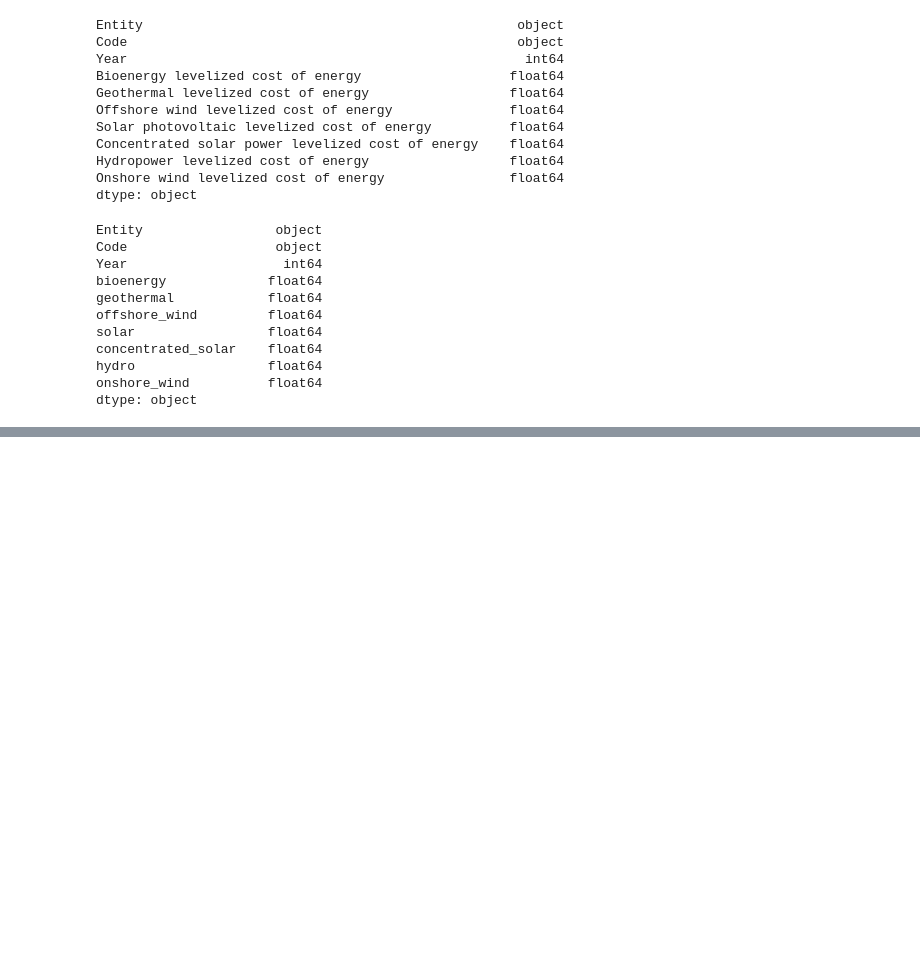
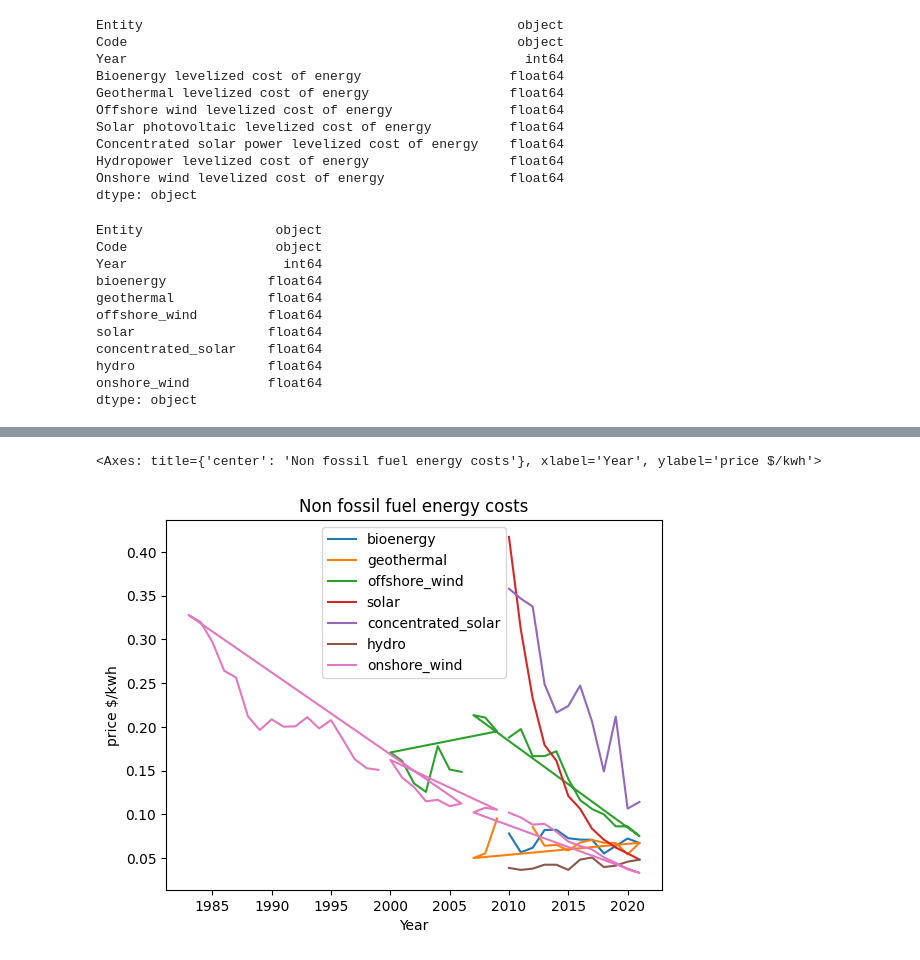
Before and after one commit to ayuksekdag/winacademy_python_dna, a Jupyter notebook: final_assignment/final_co2Project.ipynb, the cells around one changed output, grey strips where cells are left out. Saved outputs shown, nothing was run; the diff lists cells and outputs as text; code cells hidden in the pictures; blank space fills up the shorter version.

```diff
--- a/final_assignment/final_co2Project.ipynb
+++ b/final_assignment/final_co2Project.ipynb
@@ -246,0 +242,10 @@ df = cost_engy[cost_engy.Entity.isin(['World'])]
+# %%
+df = cost_engy[cost_engy.Entity.isin(['World'])].copy()
+
+#drop the unnecessary columns for the plot dataset
+df.drop(['Entity','Code'], axis=1, inplace=True)
+
+# set the x-axis ready for plot
+df.set_index('Year', inplace=True)
+
+#df.dtypes
@@ -246,0 +261,9 @@ df = cost_engy[cost_engy.Entity.isin(['World'])]
+# %%
+(
+    df.plot(kind='line',
+          ylabel='price $/kwh',
+            title='Non fossil fuel energy costs')
+)
+# %% [output]
+<Axes: title={'center': 'Non fossil fuel energy costs'}, xlabel='Year', ylabel='price $/kwh'>
+[figure, added]
```
Also changed, not shown: parts of 4 cells of this notebook.
